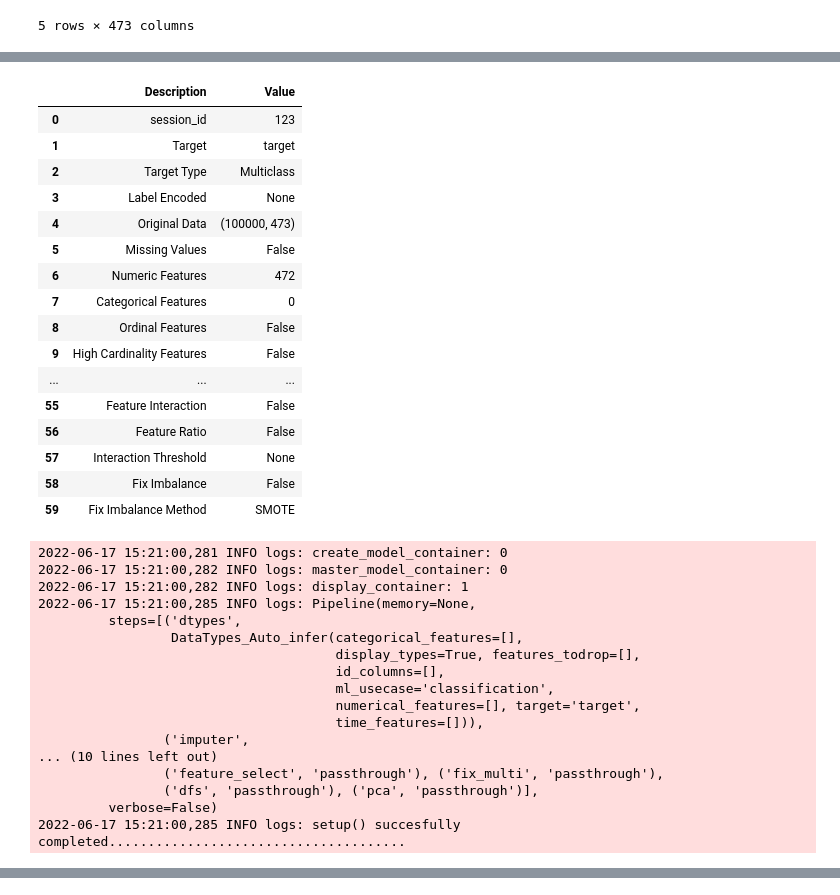
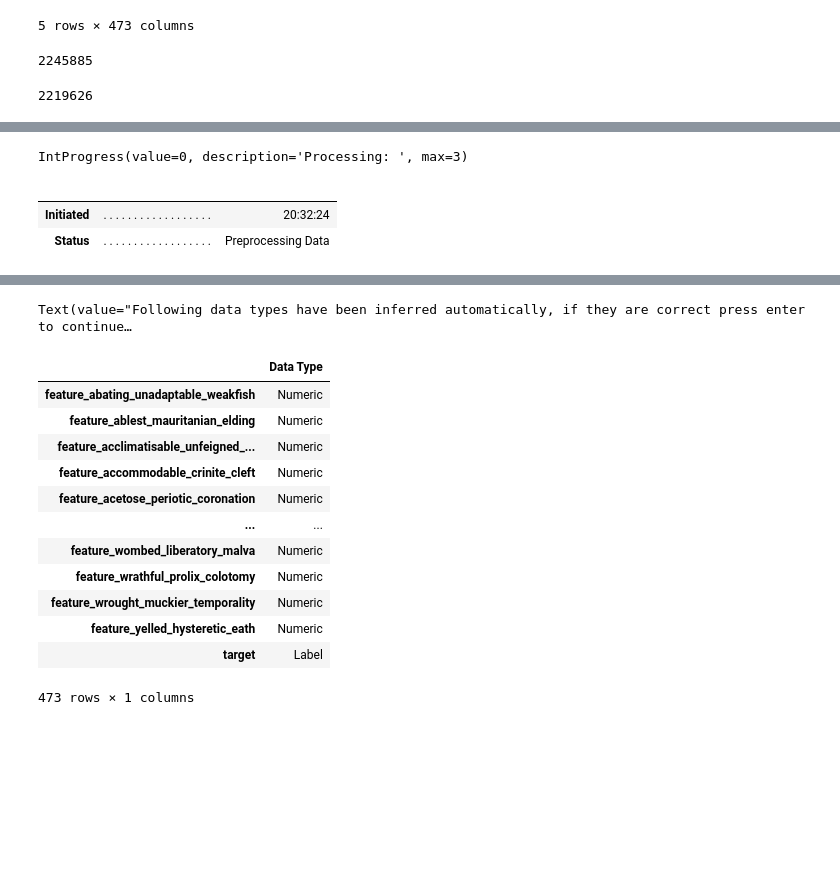
Before and after one commit to ylebon/market_analysis, a Jupyter notebook: numerai/numerai-pycaret-v4.ipynb, the cells around one changed output, grey strips where cells are left out. Saved outputs shown, nothing was run; the diff lists cells and outputs as text; code cells hidden in the pictures; blank space fills up the shorter version.

```diff
--- a/numerai/numerai-pycaret-v4.ipynb
+++ b/numerai/numerai-pycaret-v4.ipynb
@@ -71,0 +56,2 @@ Index(['feature_abating_unadaptable_weakfish',
+# %%
+training_data = training_data.dropna()
@@ -81,7 +69,21 @@ training_data.head()
 | n00691bec80d3e02 | 0.25 | 1.0 | 0.25 | 0.25 | ... |
 | n00b8720a2fdc4f2 | 0.00 | 0.5 | 0.00 | 0.00 | ... |
 5 rows × 473 columns
+# %%
+# load test data
+import pandas as pd
+target = "target"
+columns = features + [target]
+test_data = pd.read_parquet('v4/validation.parquet', columns=columns)
+len(test_data)
+# %% [output]
+2245885
+# %%
+test_data = test_data.dropna()
+len(test_data)
+# %% [output]
+2219626
 # %%
 from pycaret.classification import *
-reg101 = setup(data = training_data, target = 'target', normalize = True, session_id=123)
+reg101 = setup(data = training_data, test_data=test_data,target = 'target', normalize = True, session_id=123)
 # %% [output]
@@ -88,34 +107,5 @@ reg101 = setup(data = training_data, target = 'target', normalize = True, sessio
+IntProgress(value=0, description='Processing: ', max=3)
-|  | Description | Value |
-| 0 | session_id | 123 |
-| 1 | Target | target |
-| 2 | Target Type | Multiclass |
-| 3 | Label Encoded | None |
-| 4 | Original Data | (100000, 473) |
-| 5 | Missing Values | False |
-| 6 | Numeric Features | 472 |
-| 7 | Categorical Features | 0 |
-| 8 | Ordinal Features | False |
-| 9 | High Cardinality Features | False |
-| ... | ... | ... |
-| 55 | Feature Interaction | False |
-| 56 | Feature Ratio | False |
-| 57 | Interaction Threshold | None |
-| 58 | Fix Imbalance | False |
-| 59 | Fix Imbalance Method | SMOTE |
+|  |  |  |
+|  |  |  |
+| Initiated | . . . . . . . . . . . . . . . . . . | 20:32:24 |
+| Status | . . . . . . . . . . . . . . . . . . | Preprocessing Data |
-2022-06-17 15:21:00,281 INFO logs: create_model_container: 0
-2022-06-17 15:21:00,282 INFO logs: master_model_container: 0
-2022-06-17 15:21:00,282 INFO logs: display_container: 1
-2022-06-17 15:21:00,285 INFO logs: Pipeline(memory=None,
-         steps=[('dtypes',
-                 DataTypes_Auto_infer(categorical_features=[],
-                                      display_types=True, features_todrop=[],
-                                      id_columns=[],
-                                      ml_usecase='classification',
-                                      numerical_features=[], target='target',
-                                      time_features=[])),
-                ('imputer',
-... (10 lines left out)
-                ('feature_select', 'passthrough'), ('fix_multi', 'passthrough'),
-                ('dfs', 'passthrough'), ('pca', 'passthrough')],
-         verbose=False)
-2022-06-17 15:21:00,285 INFO logs: setup() succesfully completed......................................
@@ -122,2 +120,16 @@ reg101 = setup(data = training_data, target = 'target', normalize = True, sessio
+Text(value="Following data types have been inferred automatically, if they are correct press enter to continue…
+|  | Data Type |
+| feature_abating_unadaptable_weakfish | Numeric |
+| feature_ablest_mauritanian_elding | Numeric |
+| feature_acclimatisable_unfeigned_... | Numeric |
+| feature_accommodable_crinite_cleft | Numeric |
+| feature_acetose_periotic_coronation | Numeric |
+| ... | ... |
+| feature_wombed_liberatory_malva | Numeric |
+| feature_wrathful_prolix_colotomy | Numeric |
+| feature_wrought_muckier_temporality | Numeric |
+| feature_yelled_hysteretic_eath | Numeric |
+| target | Label |
+473 rows × 1 columns
 # %%
 best = compare_models(errors="raise")
```
Also changed, not shown: parts of 5 cells of this notebook.
